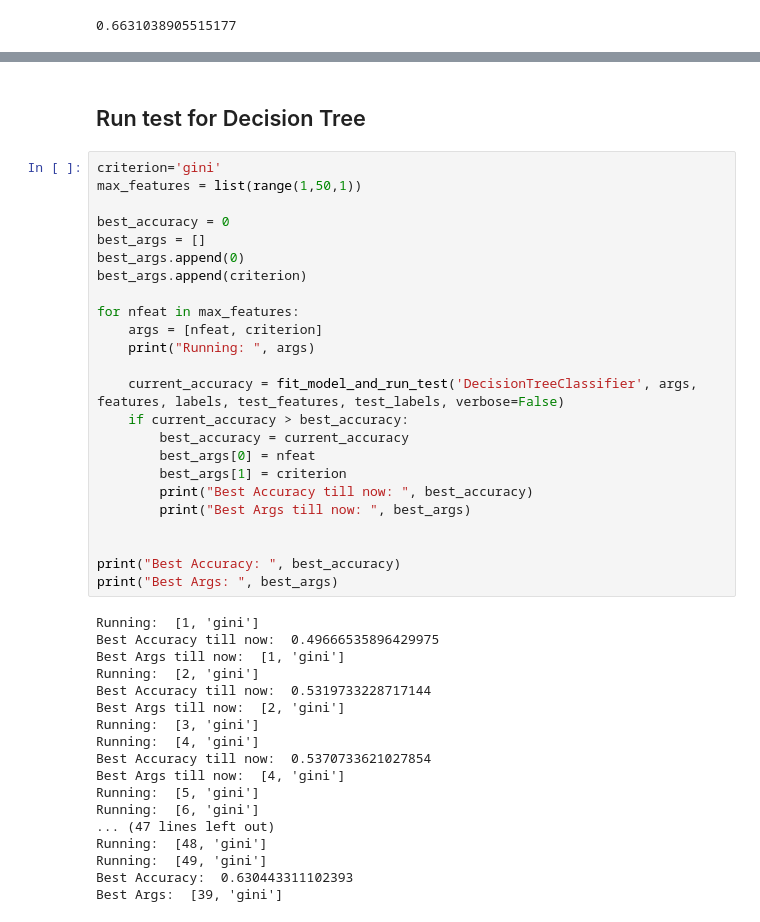
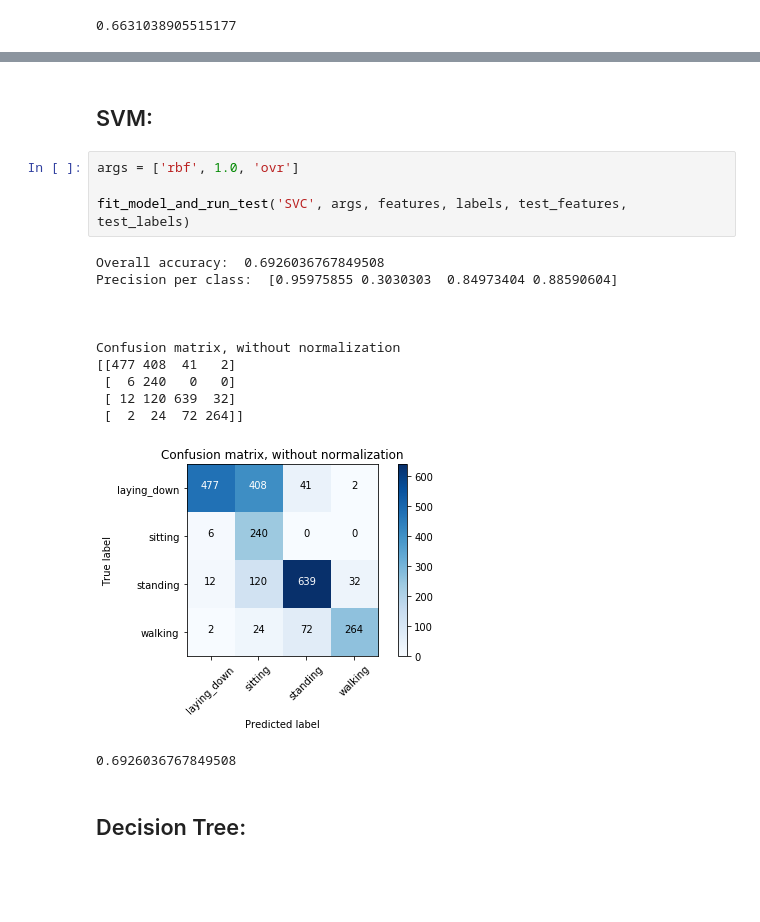
Before and after one commit to TSatyaVasanthReddy/Activity_Monitoring, a Jupyter notebook: Health_analytics_project1.ipynb, the cells around one changed output, grey strips where cells are left out. Cells and saved outputs as stored; diff of their text form; blank space fills up the shorter version.

```diff
--- a/Health_analytics_project1.ipynb
+++ b/Health_analytics_project1.ipynb
@@ -1662,47 +1778,24 @@ fit_model_and_run_test('MLPClassifier', args, features, labels, test_features, t
+# %% [markdown]
+## SVM:
+# %%
+args = ['rbf', 1.0, 'ovr']
+
+fit_model_and_run_test('SVC', args, features, labels, test_features, test_labels)
+# %% [output]
+Overall accuracy:  0.6926036767849508
+Precision per class:  [0.95975855 0.3030303  0.84973404 0.88590604]
+
+
+
+Confusion matrix, without normalization
+[[477 408  41   2]
+ [  6 240   0   0]
+ [ 12 120 639  32]
+ [  2  24  72 264]]
+[figure, added]
+0.6926036767849508
 # %% [markdown]
-## Run test for Decision Tree
+## Decision Tree:
-# %%
-criterion='gini'
-max_features = list(range(1,50,1))
-
-best_accuracy = 0
-best_args = []
-best_args.append(0)
-best_args.append(criterion)
-
-for nfeat in max_features:
-    args = [nfeat, criterion]
-    print("Running: ", args)
-
-    current_accuracy = fit_model_and_run_test('DecisionTreeClassifier', args, features, labels, test_features, test_labels, verbose=False)
-    if current_accuracy > best_accuracy:
-        best_accuracy = current_accuracy
-        best_args[0] = nfeat
-        best_args[1] = criterion
-        print("Best Accuracy till now: ", best_accuracy)
-        print("Best Args till now: ", best_args)
-
-
-print("Best Accuracy: ", best_accuracy)
-print("Best Args: ", best_args)
-# %% [output]
-Running:  [1, 'gini']
-Best Accuracy till now:  0.49666535896429975
-Best Args till now:  [1, 'gini']
-Running:  [2, 'gini']
-Best Accuracy till now:  0.5319733228717144
-Best Args till now:  [2, 'gini']
-Running:  [3, 'gini']
-Running:  [4, 'gini']
-Best Accuracy till now:  0.5370733621027854
-Best Args till now:  [4, 'gini']
-Running:  [5, 'gini']
-Running:  [6, 'gini']
-... (47 lines left out)
-Running:  [48, 'gini']
-Running:  [49, 'gini']
-Best Accuracy:  0.630443311102393
-Best Args:  [39, 'gini']
 # %%
 args = [39, 'gini']
 
```
Also changed, not shown: parts of 33 cells of this notebook.
